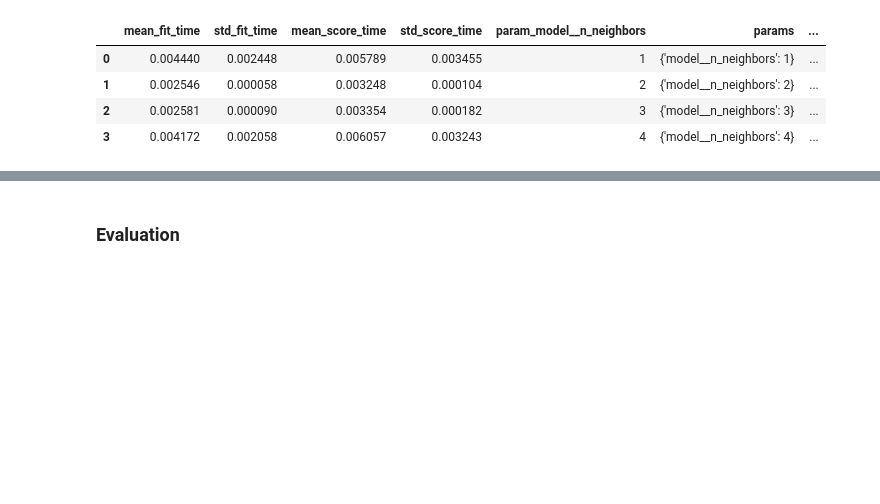
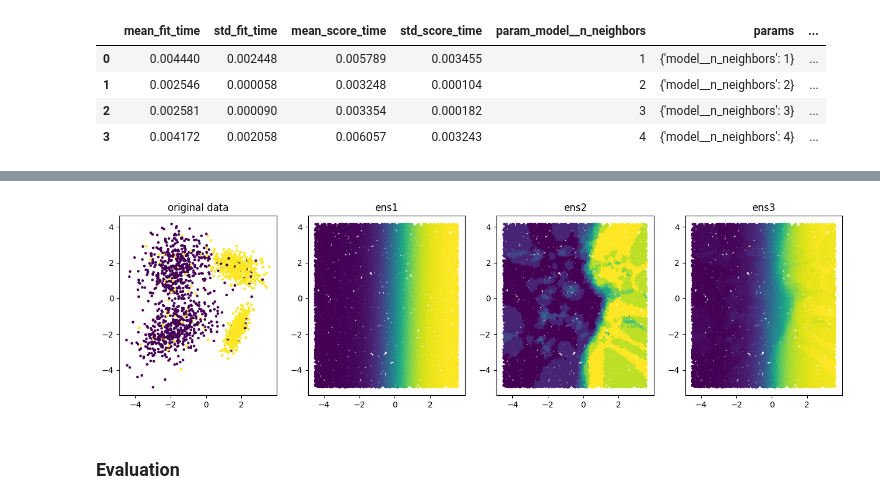
Before and after one commit to tabaraei/Data-Science-Toolkit, a Jupyter notebook: Scikit-Learn.ipynb, the cells around one changed output, grey strips where cells are left out. Drawn from its saved outputs; the diff is of its cells as text; code cells hidden in the pictures; blank space fills up the shorter version.

```diff
--- a/Scikit-Learn.ipynb
+++ b/Scikit-Learn.ipynb
@@ -313,3 +340,36 @@ pd.DataFrame(grid.cv_results_)
+# %%
+import numpy as np
+
+def make_plots():
+    X_new = np.concatenate([
+        np.random.uniform(np.min(X[:, 0]), np.max(X[:, 0]), (20000, 1)),
+        np.random.uniform(np.min(X[:, 1]), np.max(X[:, 1]), (20000, 1))
+    ], axis=1)
+    plt.figure(figsize=(16, 4))
+    plt.subplot(141)
+    plt.scatter(X[:, 0], X[:, 1], c=y, s=5)
+    plt.title("original data")
+    plt.subplot(142)
+    plt.scatter(X_new[:, 0], X_new[:, 1], c=clf1.predict_proba(X_new)[:, 1], s=5)
+    plt.title("ens1")
+    plt.subplot(143)
+    plt.scatter(X_new[:, 0], X_new[:, 1], c=clf2.predict_proba(X_new)[:, 1], s=5)
+    plt.title("ens2")
+    plt.subplot(144)
+    plt.scatter(X_new[:, 0], X_new[:, 1], c=clf3.predict_proba(X_new)[:, 1], s=5)
+    plt.title("ens3");
+# %%
+from sklearn.linear_model import LogisticRegression
+from sklearn.neighbors import KNeighborsClassifier
+from sklearn.ensemble import VotingClassifier
+
+clf1 = LogisticRegression().fit(X, y)
+clf2 = KNeighborsClassifier(n_neighbors=10).fit(X, y)
+clf3 = VotingClassifier(estimators=[('clf1', clf1), ('clf2', clf2)], voting='soft', weights=[10.5, 2.5]).fit(X, y)
+
+make_plots()
+# %% [output]
+[figure, added]
 # %% [markdown]
 ### Evaluation
 # %% [markdown]
```
Also changed, not shown: parts of 8 cells of this notebook.
